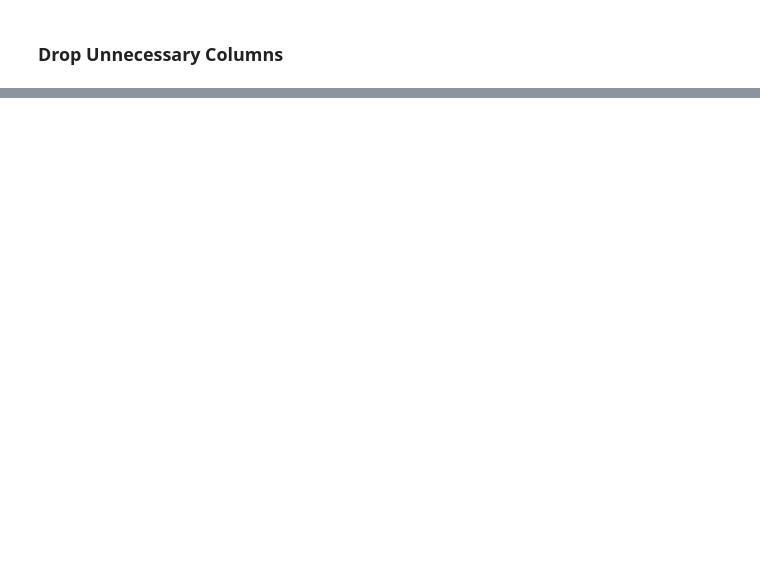
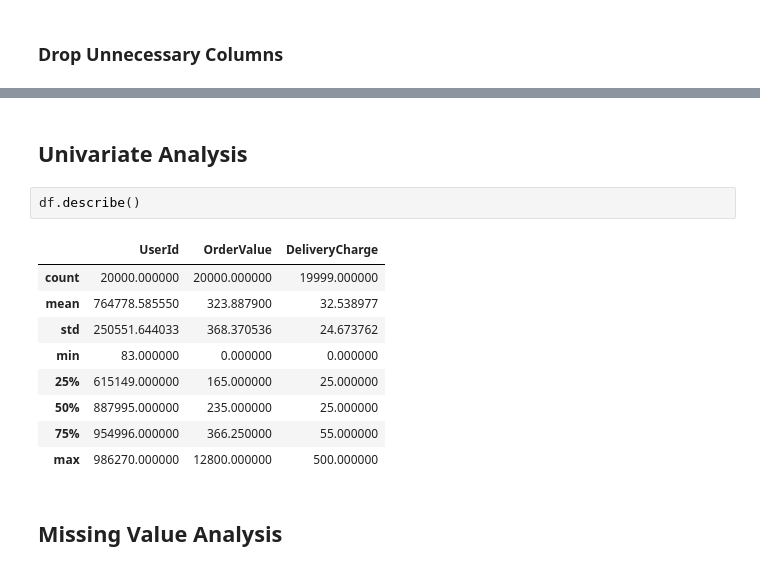
Before and after one commit to Rezwanul-Haque/RTO_Classification, a Jupyter notebook: classification_RTO_customer_prediction.ipynb, the cells around one changed output, grey strips where cells are left out. Drawn from its saved outputs; the diff is of its cells as text; blank space fills up the shorter version.

```diff
--- a/classification_RTO_customer_prediction.ipynb
+++ b/classification_RTO_customer_prediction.ipynb
@@ -87,0 +153,16 @@ df.tail()
+# %% [markdown]
+## Univariate Analysis
+# %%
+df.describe()
+# %% [output]
+|  | UserId | OrderValue | DeliveryCharge |
+| count | 20000.000000 | 20000.000000 | 19999.000000 |
+| mean | 764778.585550 | 323.887900 | 32.538977 |
+| std | 250551.644033 | 368.370536 | 24.673762 |
+| min | 83.000000 | 0.000000 | 0.000000 |
+| 25% | 615149.000000 | 165.000000 | 25.000000 |
+| 50% | 887995.000000 | 235.000000 | 25.000000 |
+| 75% | 954996.000000 | 366.250000 | 55.000000 |
+| max | 986270.000000 | 12800.000000 | 500.000000 |
+# %% [markdown]
+## Missing Value Analysis
```
Also changed, not shown: parts of 15 cells of this notebook.
